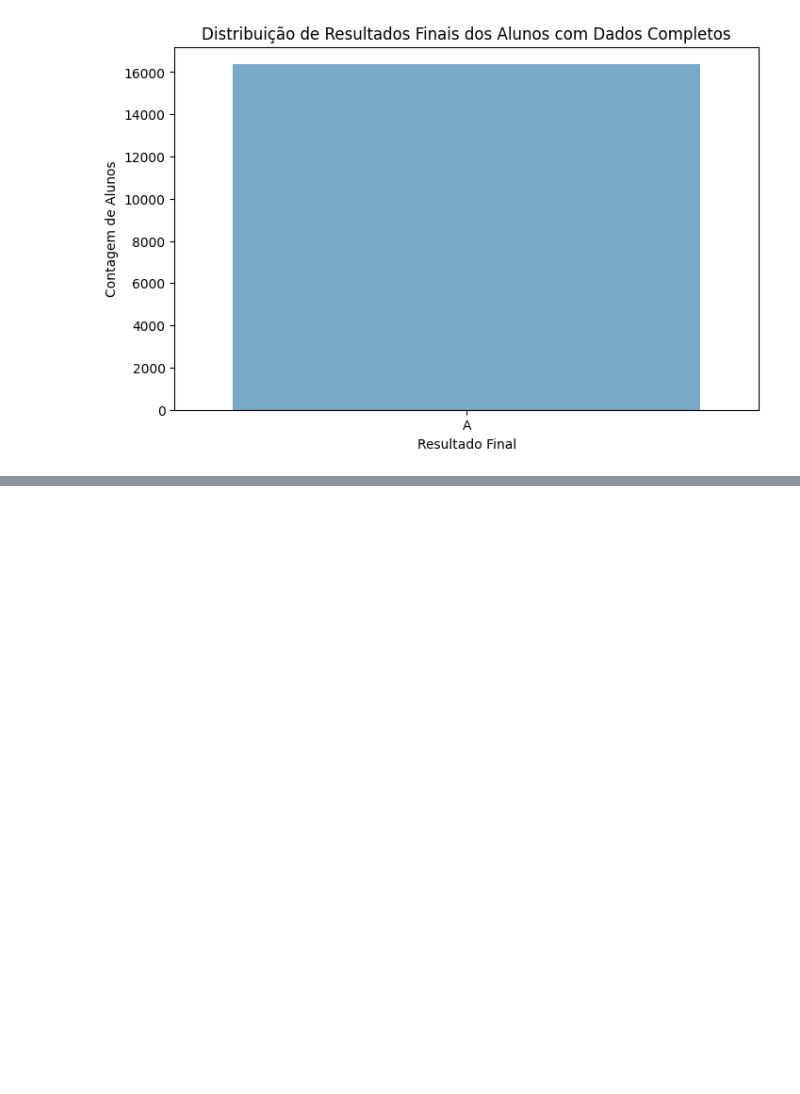
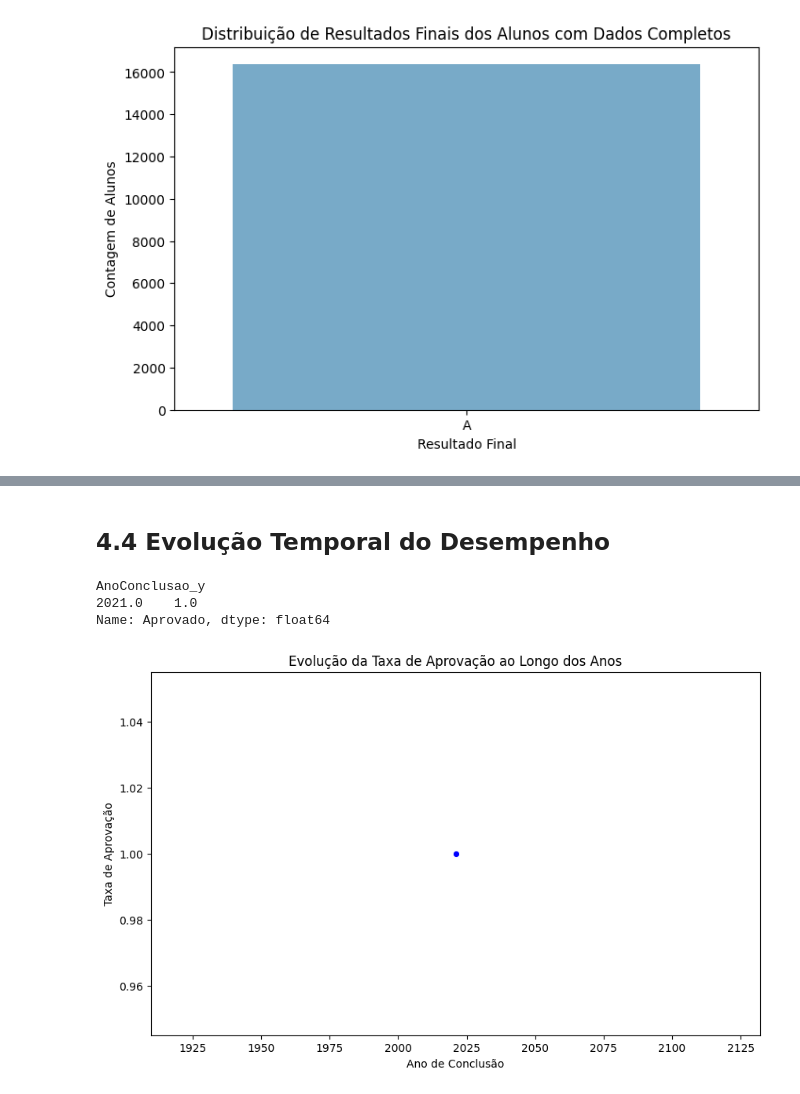
Before and after one commit to camimq/datathonFiap, a Jupyter notebook: main_analysis.ipynb, the cells around one changed output, grey strips where cells are left out. Drawn from its saved outputs; the diff is of its cells as text; code cells hidden in the pictures; blank space fills up the shorter version.

```diff
--- a/main_analysis.ipynb
+++ b/main_analysis.ipynb
@@ -556,0 +625,27 @@ Passing `palette` without assigning `hue` is deprecated and will be removed in v
+# %% [markdown]
+## 4.4 Evolução Temporal do Desempenho
+# %%
+# Filtrar os dados para incluir registros com dados completos para ResultadoFinal_x e AnoConclusao_y
+df_filtered_ano = df_filtered.dropna(subset=['AnoConclusao_y', 'ResultadoFinal_x'])
+
+# Converter a coluna de resultado final para uma variável binária (Aprovado = 1, Reprovado = 0)
+df_filtered_ano['Aprovado'] = df_filtered_ano['ResultadoFinal_x'].apply(lambda x: 1 if x == 'A' else 0)
+
+# Agrupar os dados por ano de conclusão e calcular a taxa de aprovação
+taxa_aprovacao_por_ano = df_filtered_ano.groupby('AnoConclusao_y')['Aprovado'].mean()
+
+# Exibir as taxas de aprovação por ano
+print(taxa_aprovacao_por_ano)
+
+# Gerar um gráfico de linha para mostrar a evolução da taxa de aprovação ao longo dos anos
+plt.figure(figsize=(10, 6))
+sns.lineplot(x=taxa_aprovacao_por_ano.index, y=taxa_aprovacao_por_ano.values, marker='o', color='blue')
+plt.title('Evolução da Taxa de Aprovação ao Longo dos Anos')
+plt.xlabel('Ano de Conclusão')
+plt.ylabel('Taxa de Aprovação')
+plt.show()
+# %% [output]
+AnoConclusao_y
+2021.0    1.0
+Name: Aprovado, dtype: float64
+[figure, added]
```
Also changed, not shown: parts of 8 cells of this notebook.
